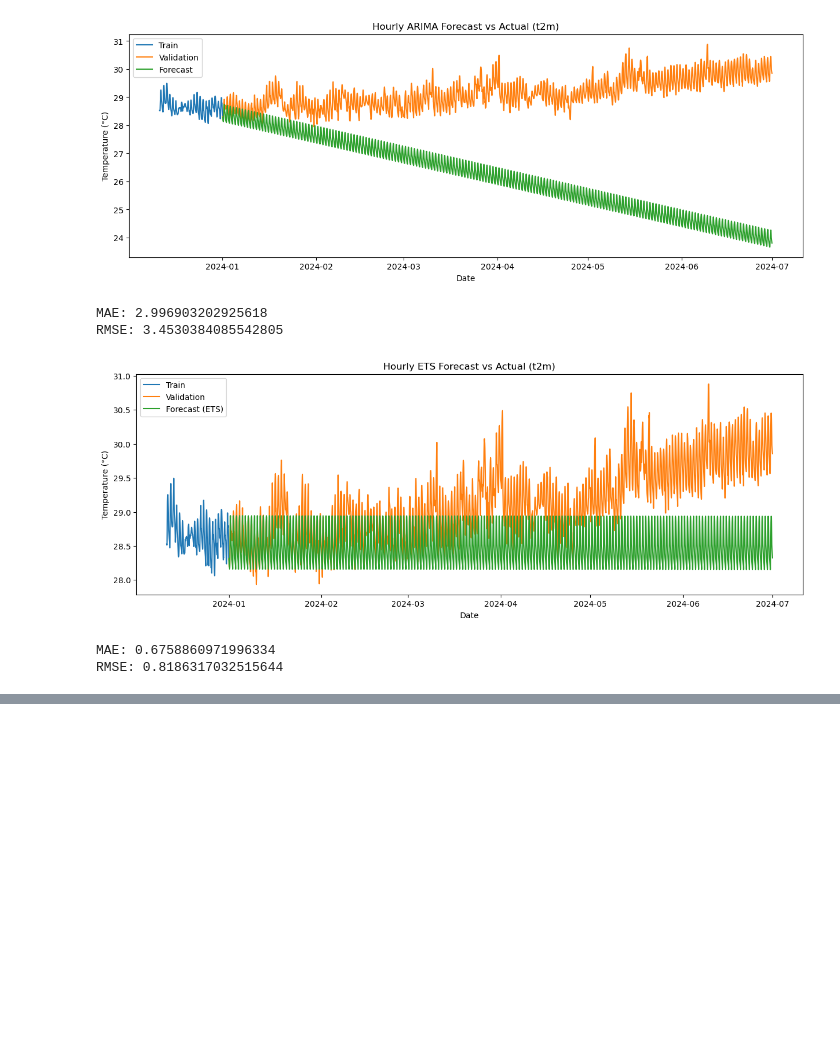
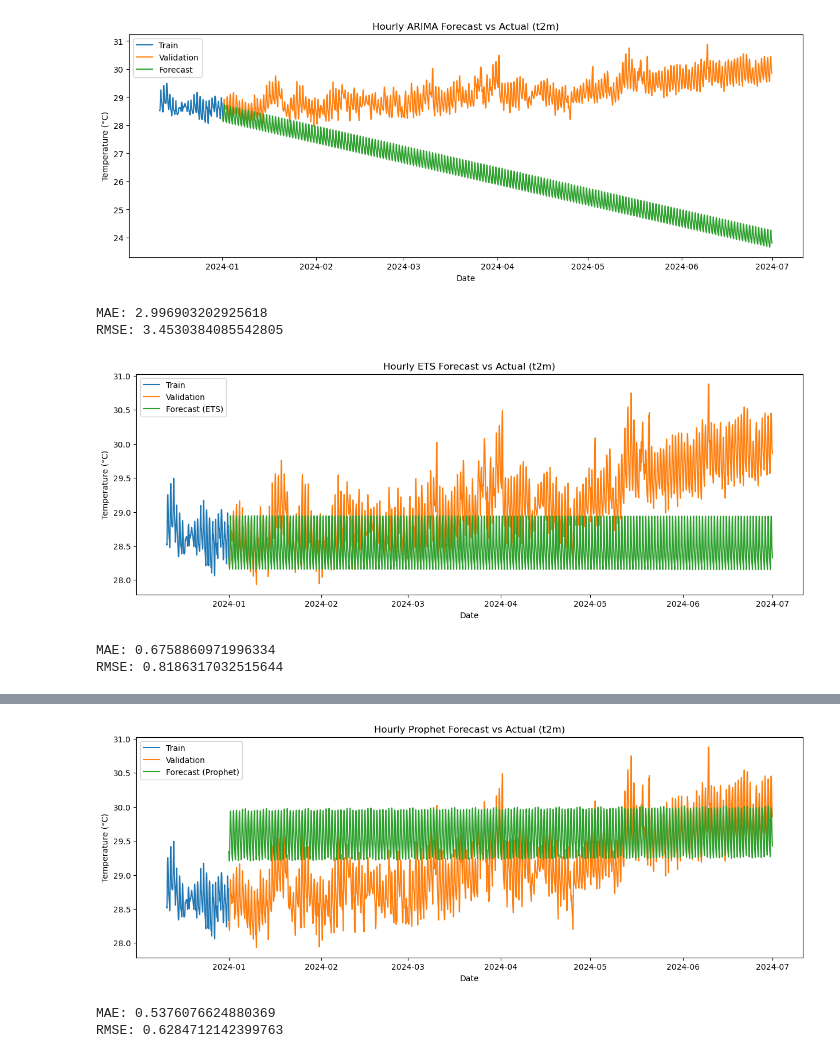
Before and after one commit to ahmedlayouni2001/MLops-Project-1, a Jupyter notebook: notebooks/03_statistical_baselines.ipynb, the cells around one changed output, grey strips where cells are left out. Cells and saved outputs as stored; diff of their text form; code cells hidden in the pictures; blank space fills up the shorter version.

```diff
--- a/notebooks/03_statistical_baselines.ipynb
+++ b/notebooks/03_statistical_baselines.ipynb
@@ -3,6 +3,8 @@ import pandas as pd
 import matplotlib.pyplot as plt
 from statsmodels.tsa.statespace.sarimax import SARIMAX
 from statsmodels.tsa.holtwinters import ExponentialSmoothing
+from prophet import Prophet
+from prophet.plot import plot_plotly
 from sklearn.metrics import mean_absolute_error, mean_squared_error
 import numpy as np
 
@@ -56,6 +58,37 @@ mae = mean_absolute_error(val, forecast)
 rmse = np.sqrt(mean_squared_error(val, forecast))
 print(f"MAE: {mae}")
 print(f"RMSE: {rmse}")
+
+# Prophet for t2m
+
+train = df.loc[:'2023-12-31'].reset_index()
+val = df.loc['2024-01-01':'2024-06-30'].reset_index()
+
+prophet_df = train.rename(columns={"valid_time": "ds", "t2m": "y"})
+prophet_df = prophet_df[['ds', 'y']]
+
+model = Prophet(daily_seasonality=True, weekly_seasonality=True, yearly_seasonality=False)
+model.fit(prophet_df)
+
+future = model.make_future_dataframe(periods=len(val), freq='H')
+forecast = model.predict(future)
+
+forecasted_vals = forecast.iloc[-len(val):]['yhat'].values
+
+plt.figure(figsize=(15,5))
+plt.plot(train['valid_time'][-500:], train['t2m'][-500:], label='Train')
+plt.plot(val['valid_time'], val['t2m'], label='Validation')
+plt.plot(val['valid_time'], forecasted_vals, label='Forecast (Prophet)')
+plt.xlabel('Date')
+plt.ylabel('Temperature (°C)')
+plt.title('Hourly Prophet Forecast vs Actual (t2m)')
+plt.legend()
+plt.show()
+
+mae = mean_absolute_error(val['t2m'], forecasted_vals)
+rmse = np.sqrt(mean_squared_error(val['t2m'], forecasted_vals))
+print(f"MAE: {mae}")
+print(f"RMSE: {rmse}")
 # %% [output]
 [figure]
 MAE: 2.996903202925618
@@ -65,0 +101,3 @@ RMSE: 0.8186317032515644
+[figure, added]
+MAE: 0.5376076624880369
+RMSE: 0.6284712142399763
```
Also changed, not shown: parts of 1 cell of this notebook, 1 other file.
